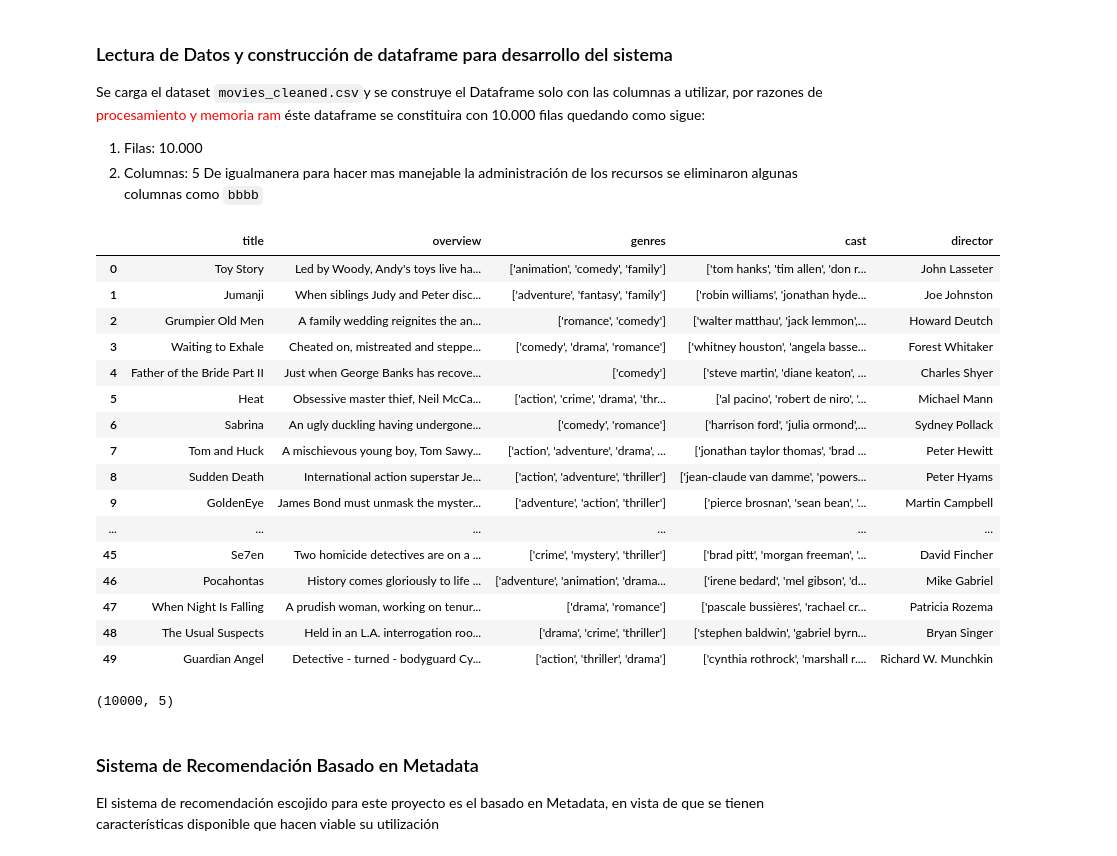
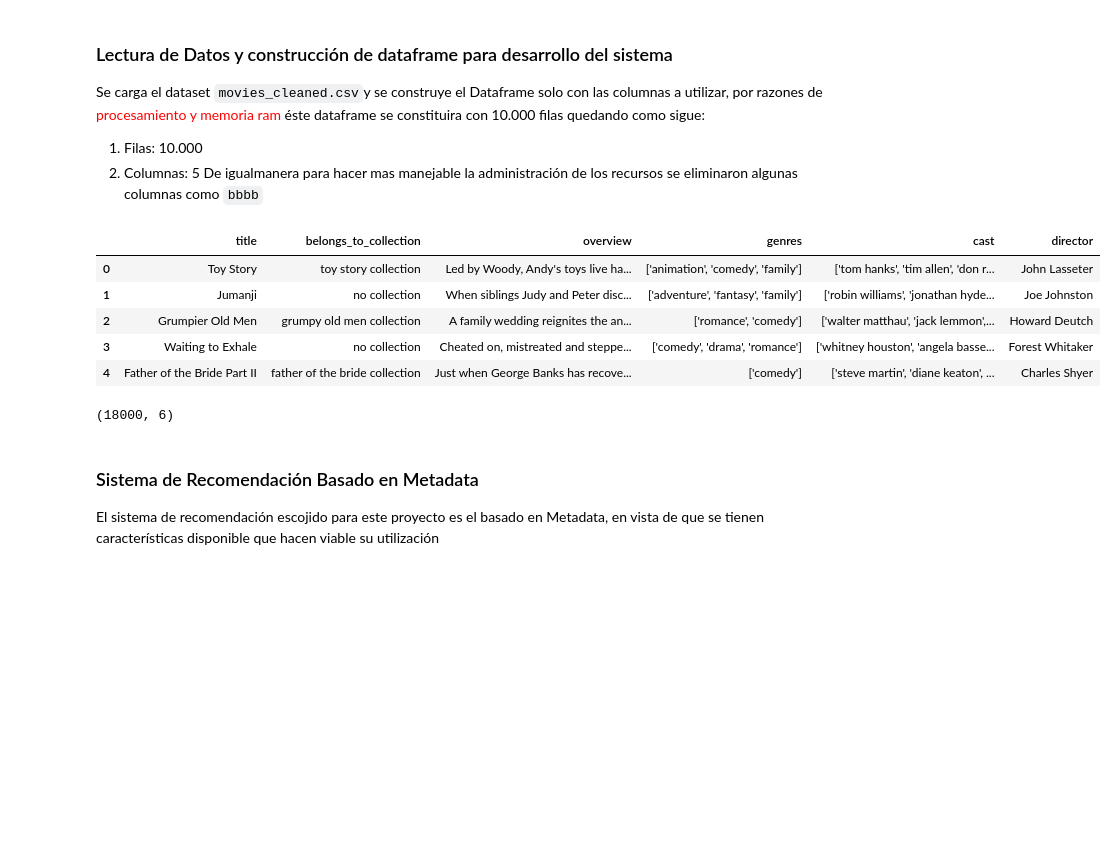
Before and after one commit to villarrealfx/PI-01-MLOps-Henry, a Jupyter notebook: ML-(Machine Learning).ipynb, the cells around one changed output. Drawn from its saved outputs; the diff is of its cells as text; code cells hidden in the pictures; blank space fills up the shorter version.

```diff
--- a/ML-(Machine Learning).ipynb
+++ b/ML-(Machine Learning).ipynb
@@ -17,31 +17,20 @@ Se carga el dataset `movies_cleaned.csv`y se construye el Dataframe solo con las
 De igualmanera para hacer mas manejable la administración de los recursos se eliminaron algunas columnas como `bbbb`
 # %%
 path = "datasets/movies_cleaned.csv"
-n_row = 10000
-data = pd.read_csv(path)[['title','overview','genres','cast','director']].head(n_row)
-data.head(50)
+n_row = 18000
+data = pd.read_csv(path)[['title','belongs_to_collection', 'overview','genres','cast','director']].head(n_row)
+data.head()
 # %% [output]
-|  | title | overview | genres | cast | director |
-| 0 | Toy Story | Led by Woody, Andy's toys live ha... | ['animation', 'comedy', 'family'] | ['tom hanks', 'tim allen', 'don r... | John Lasseter |
-| 1 | Jumanji | When siblings Judy and Peter disc... | ['adventure', 'fantasy', 'family'] | ['robin williams', 'jonathan hyde... | Joe Johnston |
-| 2 | Grumpier Old Men | A family wedding reignites the an... | ['romance', 'comedy'] | ['walter matthau', 'jack lemmon',... | Howard Deutch |
-| 3 | Waiting to Exhale | Cheated on, mistreated and steppe... | ['comedy', 'drama', 'romance'] | ['whitney houston', 'angela basse... | Forest Whitaker |
-| 4 | Father of the Bride Part II | Just when George Banks has recove... | ['comedy'] | ['steve martin', 'diane keaton', ... | Charles Shyer |
-| 5 | Heat | Obsessive master thief, Neil McCa... | ['action', 'crime', 'drama', 'thr... | ['al pacino', 'robert de niro', '... | Michael Mann |
-| 6 | Sabrina | An ugly duckling having undergone... | ['comedy', 'romance'] | ['harrison ford', 'julia ormond',... | Sydney Pollack |
-| 7 | Tom and Huck | A mischievous young boy, Tom Sawy... | ['action', 'adventure', 'drama', ... | ['jonathan taylor thomas', 'brad ... | Peter Hewitt |
-| 8 | Sudden Death | International action superstar Je... | ['action', 'adventure', 'thriller'] | ['jean-claude van damme', 'powers... | Peter Hyams |
-| 9 | GoldenEye | James Bond must unmask the myster... | ['adventure', 'action', 'thriller'] | ['pierce brosnan', 'sean bean', '... | Martin Campbell |
-| ... | ... | ... | ... | ... | ... |
-| 45 | Se7en | Two homicide detectives are on a ... | ['crime', 'mystery', 'thriller'] | ['brad pitt', 'morgan freeman', '... | David Fincher |
-| 46 | Pocahontas | History comes gloriously to life ... | ['adventure', 'animation', 'drama... | ['irene bedard', 'mel gibson', 'd... | Mike Gabriel |
-| 47 | When Night Is Falling | A prudish woman, working on tenur... | ['drama', 'romance'] | ['pascale bussières', 'rachael cr... | Patricia Rozema |
-| 48 | The Usual Suspects | Held in an L.A. interrogation roo... | ['drama', 'crime', 'thriller'] | ['stephen baldwin', 'gabriel byrn... | Bryan Singer |
-| 49 | Guardian Angel | Detective - turned - bodyguard Cy... | ['action', 'thriller', 'drama'] | ['cynthia rothrock', 'marshall r.... | Richard W. Munchkin |
+|  | title | belongs_to_collection | overview | genres | cast | director |
+| 0 | Toy Story | toy story collection | Led by Woody, Andy's toys live ha... | ['animation', 'comedy', 'family'] | ['tom hanks', 'tim allen', 'don r... | John Lasseter |
+| 1 | Jumanji | no collection | When siblings Judy and Peter disc... | ['adventure', 'fantasy', 'family'] | ['robin williams', 'jonathan hyde... | Joe Johnston |
+| 2 | Grumpier Old Men | grumpy old men collection | A family wedding reignites the an... | ['romance', 'comedy'] | ['walter matthau', 'jack lemmon',... | Howard Deutch |
+| 3 | Waiting to Exhale | no collection | Cheated on, mistreated and steppe... | ['comedy', 'drama', 'romance'] | ['whitney houston', 'angela basse... | Forest Whitaker |
+| 4 | Father of the Bride Part II | father of the bride collection | Just when George Banks has recove... | ['comedy'] | ['steve martin', 'diane keaton', ... | Charles Shyer |
 # %%
 data.shape
 # %% [output]
-(10000, 5)
+(18000, 6)
 # %% [markdown]
 ### Sistema de Recomendación Basado en Metadata
 El sistema de recomendación escojido para este proyecto es el basado en Metadata, en vista de que se tienen características disponible que hacen viable su utilización
```
Also changed, not shown: parts of 32 cells of this notebook, 5 other files.
